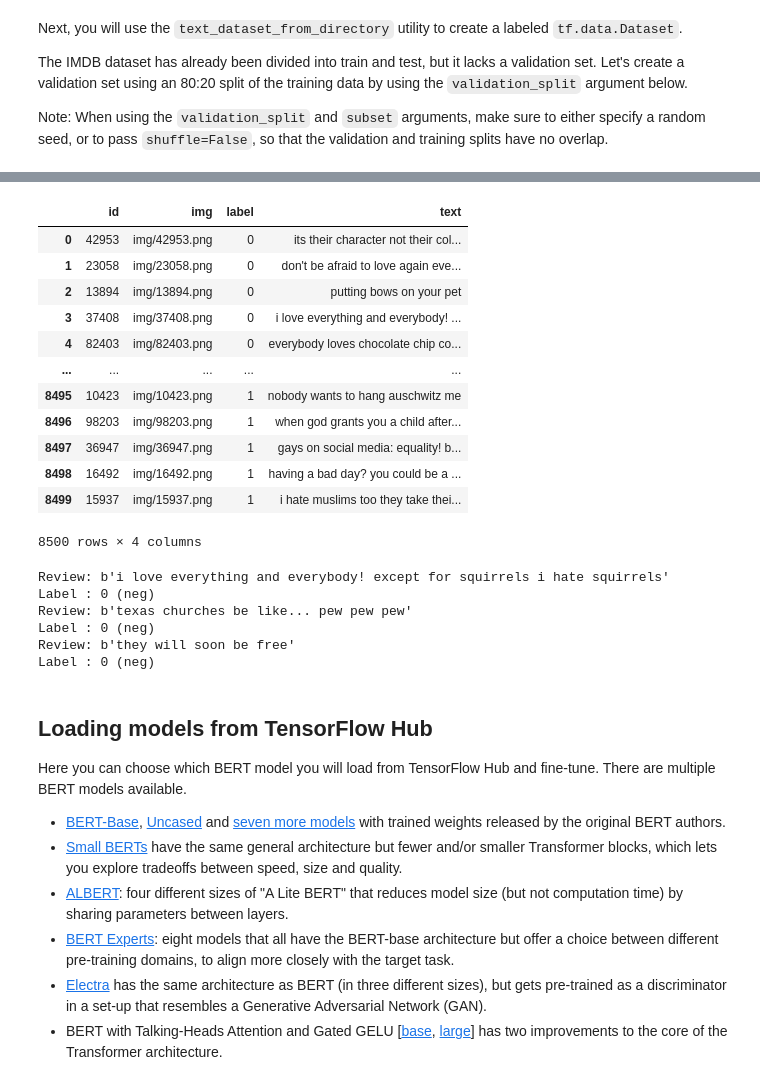
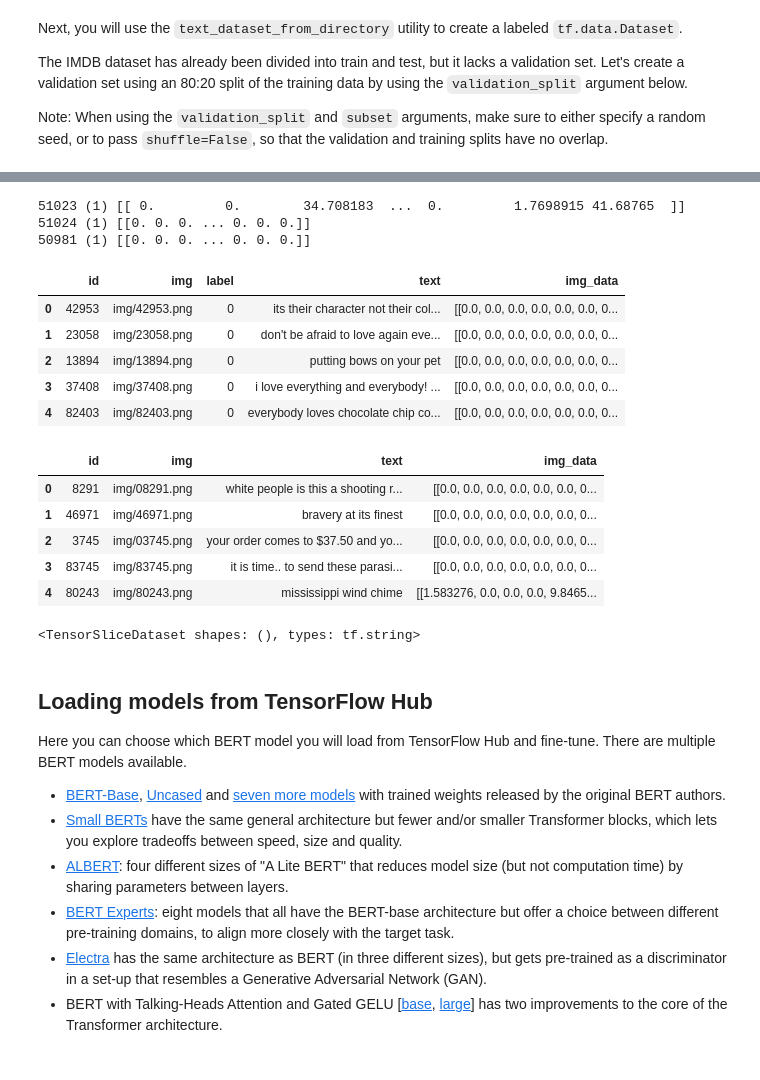
Before and after one commit to babujyan/hateful_memes-hate_detectron, a Jupyter notebook: Copy_of_classify_text_with_bert.ipynb, the cells around one changed output, grey strips where cells are left out. Drawn from its saved outputs; the diff is of its cells as text; code cells hidden in the pictures.

```diff
--- a/Copy_of_classify_text_with_bert.ipynb
+++ b/Copy_of_classify_text_with_bert.ipynb
@@ -145,0 +102,24 @@ import pandas as pd
+# %%
+data = pd.read_json("drive/MyDrive/train.jsonl", lines=True)
+images = pickle.load(open('drive/MyDrive/after_vgg.pkl', "rb"))
+# %%
+images_transformed = {}
+for k,v in images.items():
+  try:
+    images_transformed[int(k)]= np.array(v)
+  except Exception as ex:
+    print(k, v)
+# %% [output]
+51023 (1) [[ 0.         0.        34.708183  ...  0.         1.7698915 41.68765  ]]
+51024 (1) [[0. 0. 0. ... 0. 0. 0.]]
+50981 (1) [[0. 0. 0. ... 0. 0. 0.]]
+# %%
+data['img_data'] = data['id'].map(images_transformed)
+data.head()
+# %% [output]
+|  | id | img | label | text | img_data |
+| 0 | 42953 | img/42953.png | 0 | its their character not their col... | [[0.0, 0.0, 0.0, 0.0, 0.0, 0.0, 0... |
+| 1 | 23058 | img/23058.png | 0 | don't be afraid to love again eve... | [[0.0, 0.0, 0.0, 0.0, 0.0, 0.0, 0... |
+| 2 | 13894 | img/13894.png | 0 | putting bows on your pet | [[0.0, 0.0, 0.0, 0.0, 0.0, 0.0, 0... |
+| 3 | 37408 | img/37408.png | 0 | i love everything and everybody! ... | [[0.0, 0.0, 0.0, 0.0, 0.0, 0.0, 0... |
+| 4 | 82403 | img/82403.png | 0 | everybody loves chocolate chip co... | [[0.0, 0.0, 0.0, 0.0, 0.0, 0.0, 0... |
@@ -148,16 +155,0 @@ data = pd.read_json("train.jsonl", lines=True)
-# %%
-data
-# %% [output]
-|  | id | img | label | text |
-| 0 | 42953 | img/42953.png | 0 | its their character not their col... |
-| 1 | 23058 | img/23058.png | 0 | don't be afraid to love again eve... |
-| 2 | 13894 | img/13894.png | 0 | putting bows on your pet |
-| 3 | 37408 | img/37408.png | 0 | i love everything and everybody! ... |
-| 4 | 82403 | img/82403.png | 0 | everybody loves chocolate chip co... |
-| ... | ... | ... | ... | ... |
-| 8495 | 10423 | img/10423.png | 1 | nobody wants to hang auschwitz me |
-| 8496 | 98203 | img/98203.png | 1 | when god grants you a child after... |
-| 8497 | 36947 | img/36947.png | 1 | gays on social media: equality! b... |
-| 8498 | 16492 | img/16492.png | 1 | having a bad day? you could be a ... |
-| 8499 | 15937 | img/15937.png | 1 | i hate muslims too they take thei... |
-8500 rows × 4 columns
@@ -174,13 +155,0 @@ val_dataset = full_dataset.skip(train_size).batch(32)
-# %%
-for text_batch, label_batch in train_dataset.take(1):
-  for i in range(3):
-    print(f'Review: {text_batch.numpy()[i]}')
-    label = label_batch.numpy()[i]
-    print(f'Label : {label} ({class_names[label]})')
-# %% [output]
-Review: b'i love everything and everybody! except for squirrels i hate squirrels'
-Label : 0 (neg)
-Review: b'texas churches be like... pew pew pew'
-Label : 0 (neg)
-Review: b'they will soon be free'
-Label : 0 (neg)
@@ -189,5 +156,19 @@ test_data = pd.read_json("test.jsonl", lines=True)
+# %%
+test_data['img_data'] = test_data['id'].map(images_transformed)
+test_data.head()
+# %% [output]
+|  | id | img | text | img_data |
+| 0 | 8291 | img/08291.png | white people is this a shooting r... | [[0.0, 0.0, 0.0, 0.0, 0.0, 0.0, 0... |
+| 1 | 46971 | img/46971.png | bravery at its finest | [[0.0, 0.0, 0.0, 0.0, 0.0, 0.0, 0... |
+| 2 | 3745 | img/03745.png | your order comes to $37.50 and yo... | [[0.0, 0.0, 0.0, 0.0, 0.0, 0.0, 0... |
+| 3 | 83745 | img/83745.png | it is time.. to send these parasi... | [[0.0, 0.0, 0.0, 0.0, 0.0, 0.0, 0... |
+| 4 | 80243 | img/80243.png | mississippi wind chime | [[1.583276, 0.0, 0.0, 0.0, 9.8465... |
 # %%
 test_ds = tf.data.Dataset.from_tensor_slices((test_data.text))
+# %%
+test_ds
+# %% [output]
+<TensorSliceDataset shapes: (), types: tf.string>
 # %% [markdown]
 ## Loading models from TensorFlow Hub
 
```
Also changed, not shown: parts of 37 cells of this notebook.
